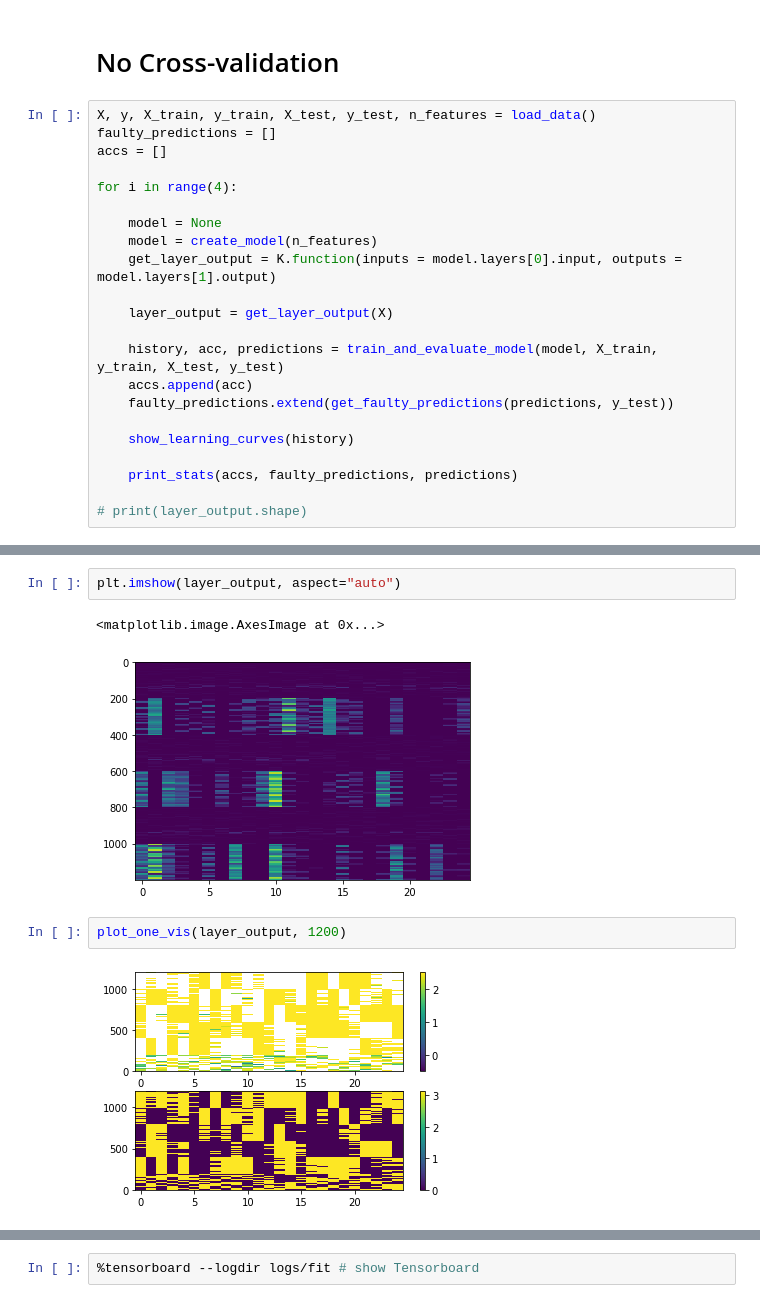
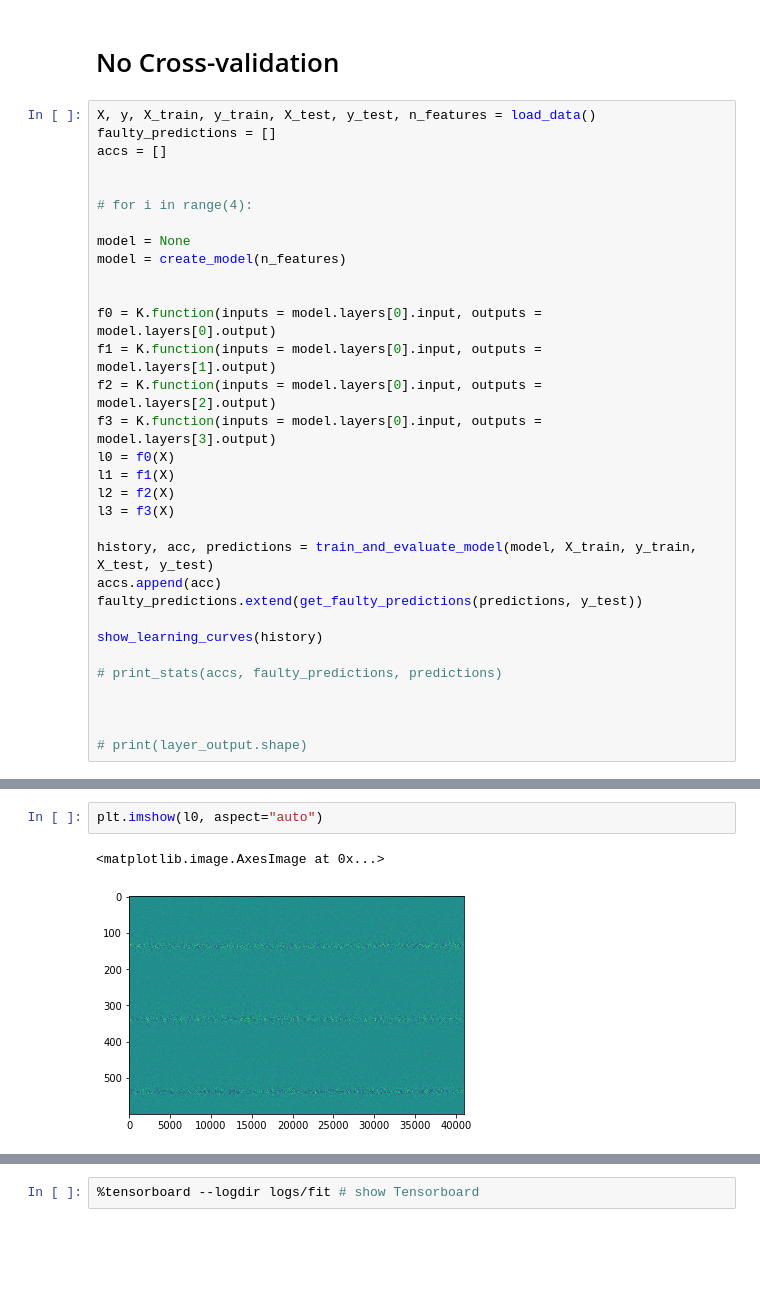
Before and after one commit to musicbyjing/cosmic_dawn_rfi, a Jupyter notebook: classification.ipynb, the cells around one changed output, grey strips where cells are left out. Drawn from its saved outputs; the diff is of its cells as text; blank space fills up the shorter version.

Commit message:
Visualize intermediate layer outputs

```diff
--- a/classification.ipynb
+++ b/classification.ipynb
@@ -122,21 +131,31 @@ X, y, X_train, y_train, X_test, y_test, n_features = load_data()
 faulty_predictions = []
 accs = []
 
-for i in range(4):
 
-    model = None
-    model = create_model(n_features)
-    get_layer_output = K.function(inputs = model.layers[0].input, outputs = model.layers[1].output)
+# for i in range(4):
 
-    layer_output = get_layer_output(X)
+model = None
+model = create_model(n_features)
 
-    history, acc, predictions = train_and_evaluate_model(model, X_train, y_train, X_test, y_test)
-    accs.append(acc)
-    faulty_predictions.extend(get_faulty_predictions(predictions, y_test))
 
-    show_learning_curves(history)
+f0 = K.function(inputs = model.layers[0].input, outputs = model.layers[0].output)
+f1 = K.function(inputs = model.layers[0].input, outputs = model.layers[1].output)
+f2 = K.function(inputs = model.layers[0].input, outputs = model.layers[2].output)
+f3 = K.function(inputs = model.layers[0].input, outputs = model.layers[3].output)
+l0 = f0(X)
+l1 = f1(X)
+l2 = f2(X)
+l3 = f3(X)
 
-    print_stats(accs, faulty_predictions, predictions)
+history, acc, predictions = train_and_evaluate_model(model, X_train, y_train, X_test, y_test)
+accs.append(acc)
+faulty_predictions.extend(get_faulty_predictions(predictions, y_test))
+
+show_learning_curves(history)
+
+# print_stats(accs, faulty_predictions, predictions)
+
+
 
 # print(layer_output.shape)
 # %% [output]
@@ -170,9 +167,5 @@ Standard dev.: 0.016925089061260223
 # %%
-plt.imshow(layer_output, aspect="auto")
+plt.imshow(l0, aspect="auto")
 # %% [output]
 <matplotlib.image.AxesImage at 0x...>
-[figure, old version]
+[figure, new version]
-# %%
-plot_one_vis(layer_output, 1200)
-# %% [output]
-[figure, removed]
```
Also changed, not shown: parts of 6 cells of this notebook, 1 other file.
